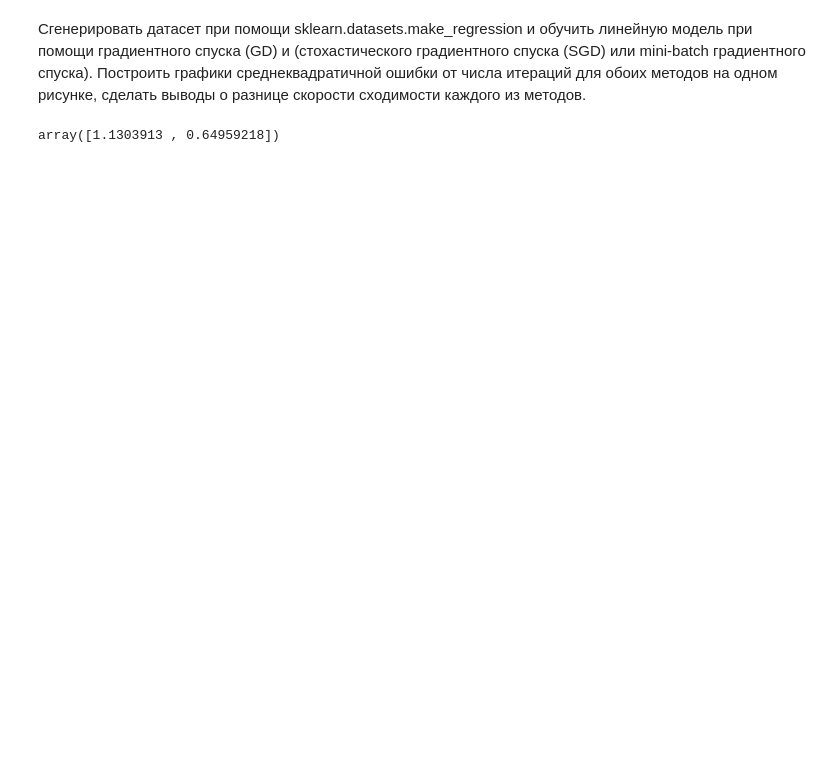
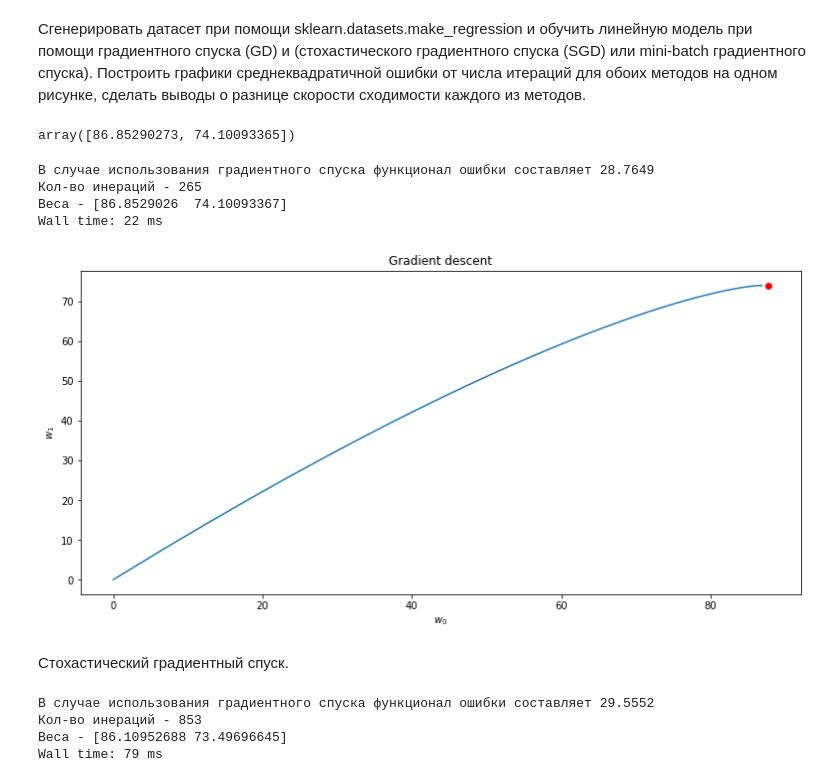
Before and after one commit to recpi2008/algoritms_DS, a Jupyter notebook: Les_2/hw_2.ipynb, the cells around one changed output. Cells and saved outputs as stored; diff of their text form; code cells hidden in the pictures; blank space fills up the shorter version.

```diff
--- a/Les_2/hw_2.ipynb
+++ b/Les_2/hw_2.ipynb
@@ -16,11 +16,14 @@ X, y, coef = datasets.make_regression(n_samples=100,
                                       noise=5,
                                       coef=True,
                                       random_state=42)
-# %%
-n = X.shape[0]
-alpha = 1e-3
-w = np.array([1, 0.5])
-grad = 1/n * 2 * np.dot(X.T, (np.dot(w, X.T) - y))
-w - alpha * grad
-# %% [output]
-array([1.1303913 , 0.64959218])
+# %%
+# веса по МНК
+w = np.linalg.inv(X.T @ X) @ X.T @ y
+w
+# %% [output]
+array([86.85290273, 74.10093365])
+# %%
+def mse_error(X,w,y):
+    y_pred = X.dot(w)
+    sse = np.sum((y - y_pred)**2)
+    return sse / len(y)
@@ -26,0 +66,22 @@ array([1.1303913 , 0.64959218])
+# %%
+%%time
+w_gd, err_gd = GD(X, y, alpha=0.05, min_weight_dist=1e-8)
+# %% [output]
+В случае использования градиентного спуска функционал ошибки составляет 28.7649
+Кол-во инераций - 265
+Веса - [86.8529026  74.10093367]
+Wall time: 22 ms
+# %%
+# визиализируем изменения весов
+plt.figure(figsize=(13, 6))
+plt.title('Gradient descent')
+plt.xlabel(r'$w_0$')
+plt.ylabel(r'$w_1$')
+
+#plt.scatter(w_gd[:,0], w_gd[:,1])
+plt.scatter(coef[0], coef[1], c='r')
+plt.plot(w_gd[:,0], w_gd[:, 1]);
+# %% [output]
+[figure, added]
+# %% [markdown]
+Стохастический градиентный спуск.
@@ -26,0 +136,8 @@ array([1.1303913 , 0.64959218])
+# %%
+%%time
+w_sgd, err_sgd = SGD(X, y, alpha=5, min_weight_dist=1e-3)
+# %% [output]
+В случае использования градиентного спуска функционал ошибки составляет 29.5552
+Кол-во инераций - 853
+Веса - [86.10952688 73.49696645]
+Wall time: 79 ms
```
Also changed, not shown: parts of 12 cells of this notebook, 1 other file.
